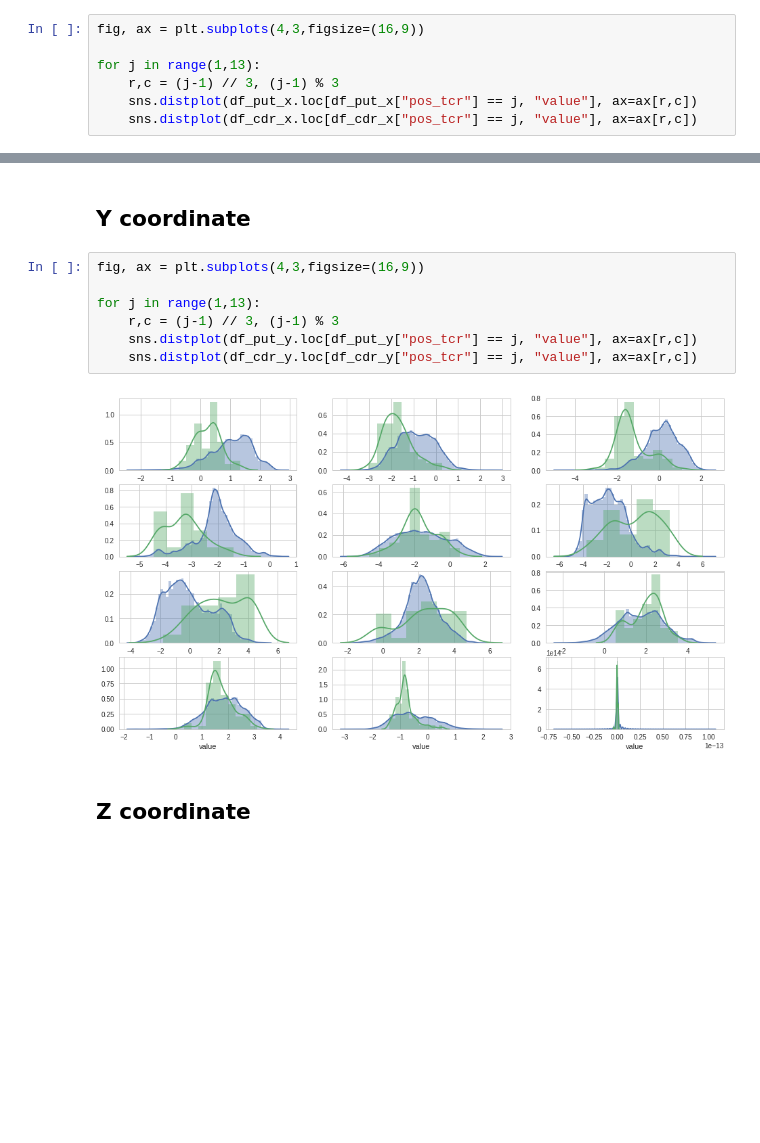
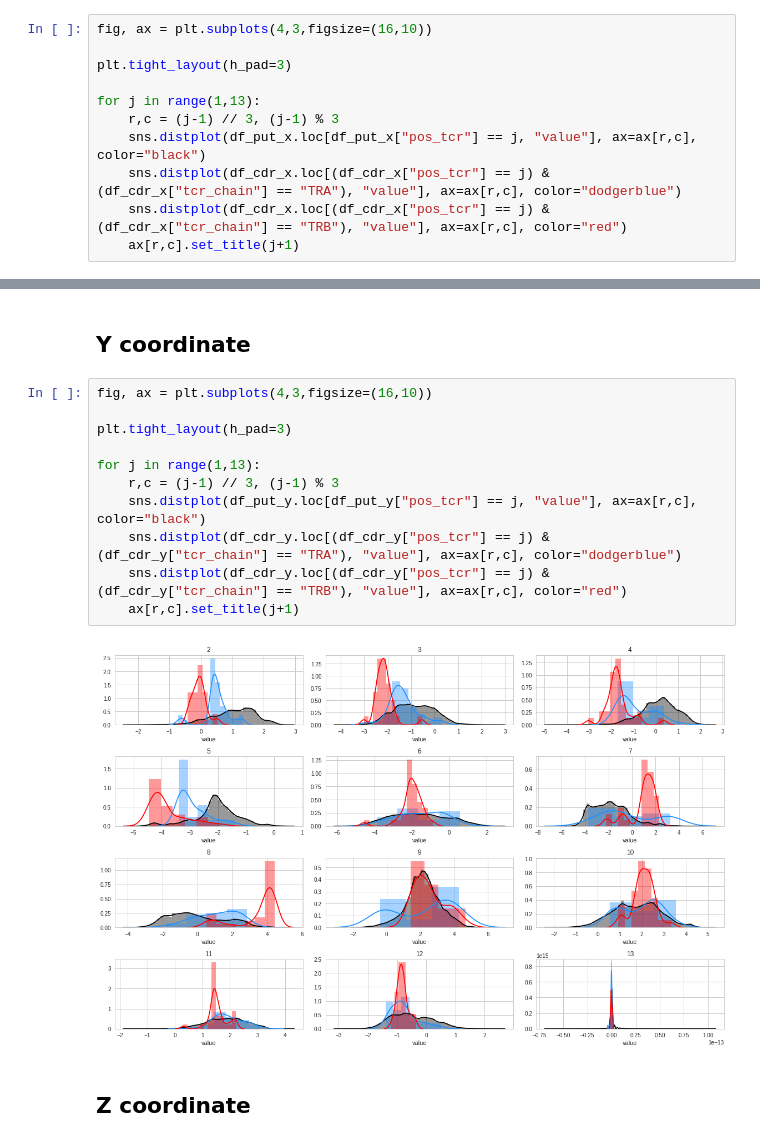
Before and after one commit to antigenomics/tcr-pmhc-study, a Jupyter notebook: loop_model/eda.ipynb, the cells around one changed output, grey strips where cells are left out. Saved outputs shown, nothing was run; the diff lists cells and outputs as text; blank space fills up the shorter version.

```diff
--- a/loop_model/eda.ipynb
+++ b/loop_model/eda.ipynb
@@ -238,10 +238,14 @@ Shape of lines for the Y-coordinate are pretty close for TRA and TRB.
 # %% [markdown]
 ## X coordinate
 # %%
-fig, ax = plt.subplots(4,3,figsize=(16,9))
+fig, ax = plt.subplots(4,3,figsize=(16,10))
+
+plt.tight_layout(h_pad=3)
 
 for j in range(1,13):
     r,c = (j-1) // 3, (j-1) % 3
-    sns.distplot(df_put_x.loc[df_put_x["pos_tcr"] == j, "value"], ax=ax[r,c])
-    sns.distplot(df_cdr_x.loc[df_cdr_x["pos_tcr"] == j, "value"], ax=ax[r,c])
+    sns.distplot(df_put_x.loc[df_put_x["pos_tcr"] == j, "value"], ax=ax[r,c], color="black")
+    sns.distplot(df_cdr_x.loc[(df_cdr_x["pos_tcr"] == j) & (df_cdr_x["tcr_chain"] == "TRA"), "value"], ax=ax[r,c], color="dodgerblue")
+    sns.distplot(df_cdr_x.loc[(df_cdr_x["pos_tcr"] == j) & (df_cdr_x["tcr_chain"] == "TRB"), "value"], ax=ax[r,c], color="red")
+    ax[r,c].set_title(j+1)
 # %% [output]
@@ -249,14 +253,18 @@ for j in range(1,13):
 # %% [markdown]
 ## Y coordinate
 # %%
-fig, ax = plt.subplots(4,3,figsize=(16,9))
+fig, ax = plt.subplots(4,3,figsize=(16,10))
+
+plt.tight_layout(h_pad=3)
 
 for j in range(1,13):
     r,c = (j-1) // 3, (j-1) % 3
-    sns.distplot(df_put_y.loc[df_put_y["pos_tcr"] == j, "value"], ax=ax[r,c])
-    sns.distplot(df_cdr_y.loc[df_cdr_y["pos_tcr"] == j, "value"], ax=ax[r,c])
+    sns.distplot(df_put_y.loc[df_put_y["pos_tcr"] == j, "value"], ax=ax[r,c], color="black")
+    sns.distplot(df_cdr_y.loc[(df_cdr_y["pos_tcr"] == j) & (df_cdr_y["tcr_chain"] == "TRA"), "value"], ax=ax[r,c], color="dodgerblue")
+    sns.distplot(df_cdr_y.loc[(df_cdr_y["pos_tcr"] == j) & (df_cdr_y["tcr_chain"] == "TRB"), "value"], ax=ax[r,c], color="red")
+    ax[r,c].set_title(j+1)
 # %% [output]
-[figure, old version]
+[figure, new version]
 # %% [markdown]
 ## Z coordinate
 # %%
```
Also changed, not shown: parts of 3 cells of this notebook.
